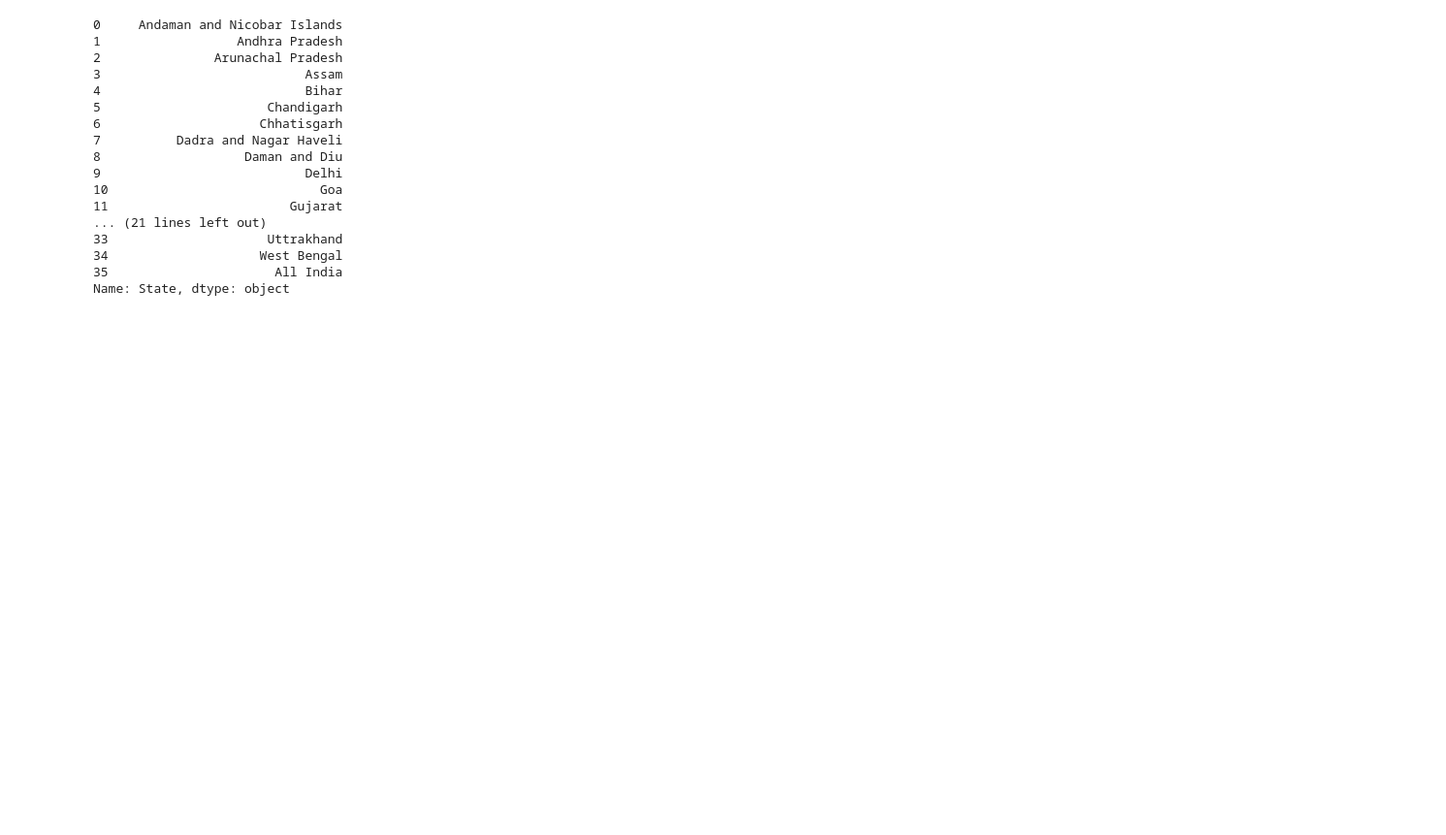
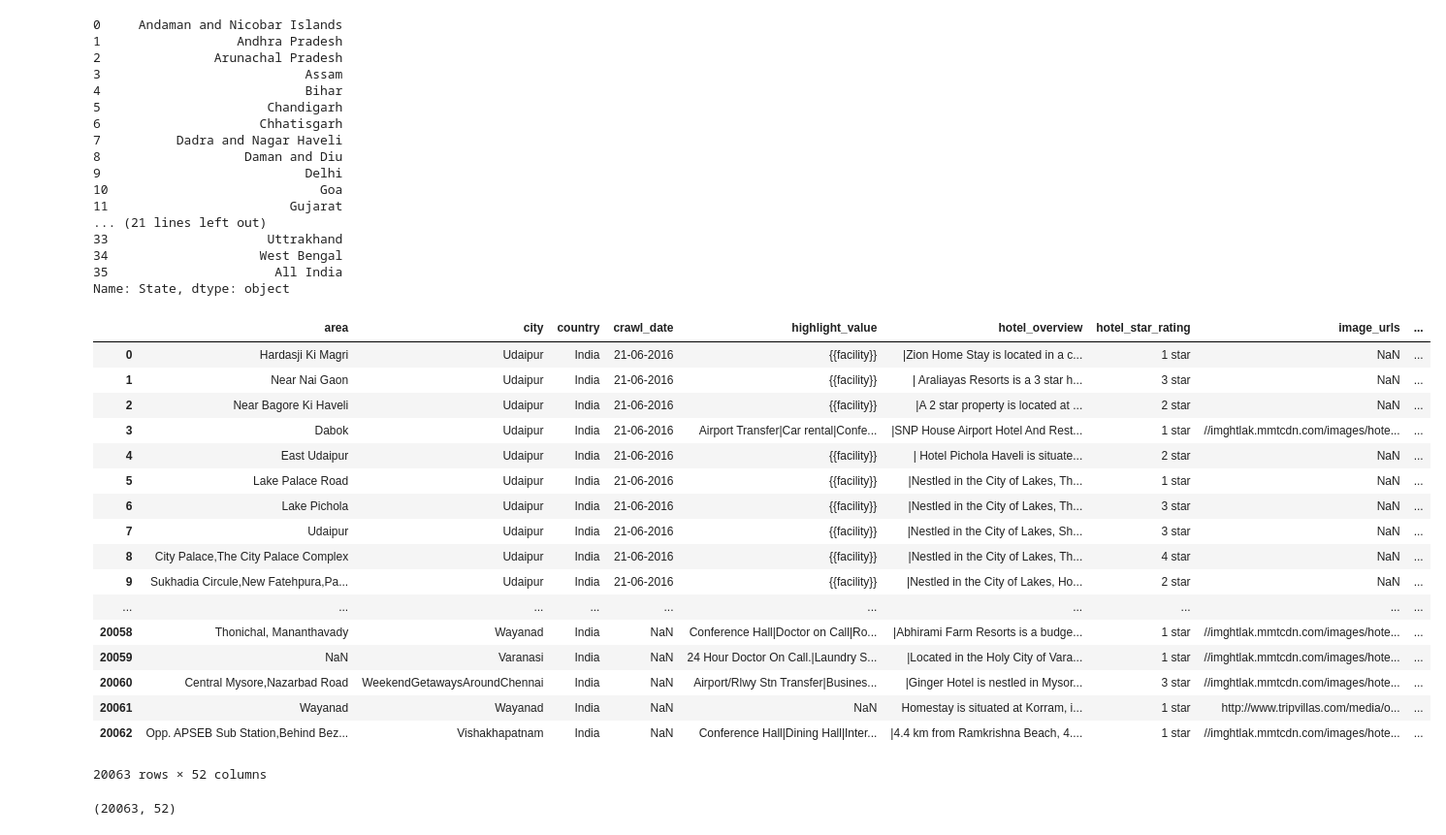
Before and after one commit to Amanchouhan192/Eckovation_ml-, a Jupyter notebook: pandasWork.ipynb, the cells around one changed output. Shown at 97% size. Drawn from its saved outputs; the diff is of its cells as text; code cells hidden in the pictures; blank space fills up the shorter version.

```diff
--- a/pandasWork.ipynb
+++ b/pandasWork.ipynb
@@ -165,3 +168,32 @@ data["State"]
 34                    West Bengal
 35                      All India
 Name: State, dtype: object
+# %%
+import  pandas as pd
+
+M = pd.read_csv("mmt.csv")
+# %%
+M
+# %% [output]
+|  | area | city | country | crawl_date | highlight_value | hotel_overview | hotel_star_rating | image_urls | ... |
+| 0 | Hardasji Ki Magri | Udaipur | India | 21-06-2016 | {{facility}} | |Zion Home Stay is located in a c... | 1 star | NaN | ... |
+| 1 | Near Nai Gaon | Udaipur | India | 21-06-2016 | {{facility}} | | Araliayas Resorts is a 3 star h... | 3 star | NaN | ... |
+| 2 | Near Bagore Ki Haveli | Udaipur | India | 21-06-2016 | {{facility}} | |A 2 star property is located at ... | 2 star | NaN | ... |
+| 3 | Dabok | Udaipur | India | 21-06-2016 | Airport Transfer|Car rental|Confe... | |SNP House Airport Hotel And Rest... | 1 star | //imghtlak.mmtcdn.com/images/hote... | ... |
+| 4 | East Udaipur | Udaipur | India | 21-06-2016 | {{facility}} | | Hotel Pichola Haveli is situate... | 2 star | NaN | ... |
+| 5 | Lake Palace Road | Udaipur | India | 21-06-2016 | {{facility}} | |Nestled in the City of Lakes, Th... | 1 star | NaN | ... |
+| 6 | Lake Pichola | Udaipur | India | 21-06-2016 | {{facility}} | |Nestled in the City of Lakes, Th... | 3 star | NaN | ... |
+| 7 | Udaipur | Udaipur | India | 21-06-2016 | {{facility}} | |Nestled in the City of Lakes, Sh... | 3 star | NaN | ... |
+| 8 | City Palace,The City Palace Complex | Udaipur | India | 21-06-2016 | {{facility}} | |Nestled in the City of Lakes, Th... | 4 star | NaN | ... |
+| 9 | Sukhadia Circule,New Fatehpura,Pa... | Udaipur | India | 21-06-2016 | {{facility}} | |Nestled in the City of Lakes, Ho... | 2 star | NaN | ... |
+| ... | ... | ... | ... | ... | ... | ... | ... | ... | ... |
+| 20058 | Thonichal, Mananthavady | Wayanad | India | NaN | Conference Hall|Doctor on Call|Ro... | |Abhirami Farm Resorts is a budge... | 1 star | //imghtlak.mmtcdn.com/images/hote... | ... |
+| 20059 | NaN | Varanasi | India | NaN | 24 Hour Doctor On Call.|Laundry S... | |Located in the Holy City of Vara... | 1 star | //imghtlak.mmtcdn.com/images/hote... | ... |
+| 20060 | Central Mysore,Nazarbad Road | WeekendGetawaysAroundChennai | India | NaN | Airport/Rlwy Stn Transfer|Busines... | |Ginger Hotel is nestled in Mysor... | 3 star | //imghtlak.mmtcdn.com/images/hote... | ... |
+| 20061 | Wayanad | Wayanad | India | NaN | NaN | Homestay is situated at Korram, i... | 1 star | http://www.tripvillas.com/media/o... | ... |
+| 20062 | Opp. APSEB Sub Station,Behind Bez... | Vishakhapatnam | India | NaN | Conference Hall|Dining Hall|Inter... | |4.4 km from Ramkrishna Beach, 4.... | 1 star | //imghtlak.mmtcdn.com/images/hote... | ... |
+20063 rows × 52 columns
+# %%
+M.shape
+# %% [output]
+(20063, 52)
```
Also changed, not shown: parts of 16 cells of this notebook, 8 other files.
